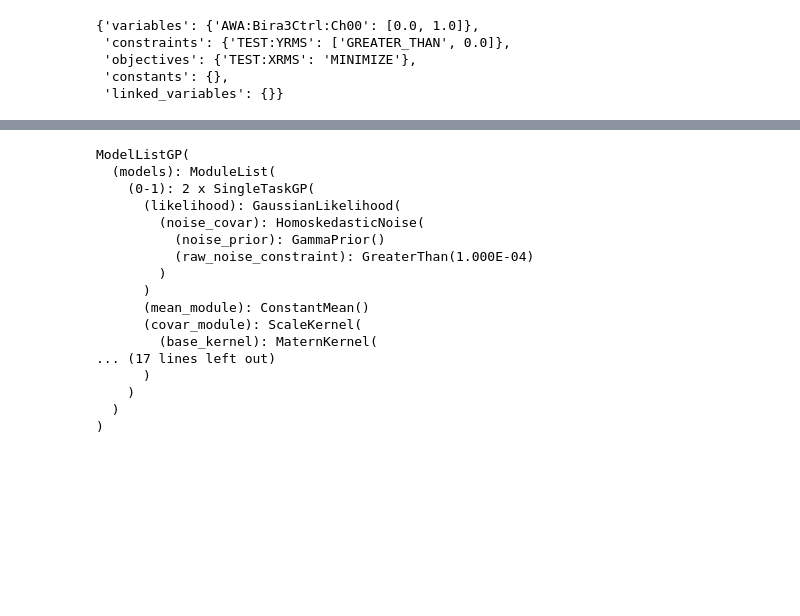
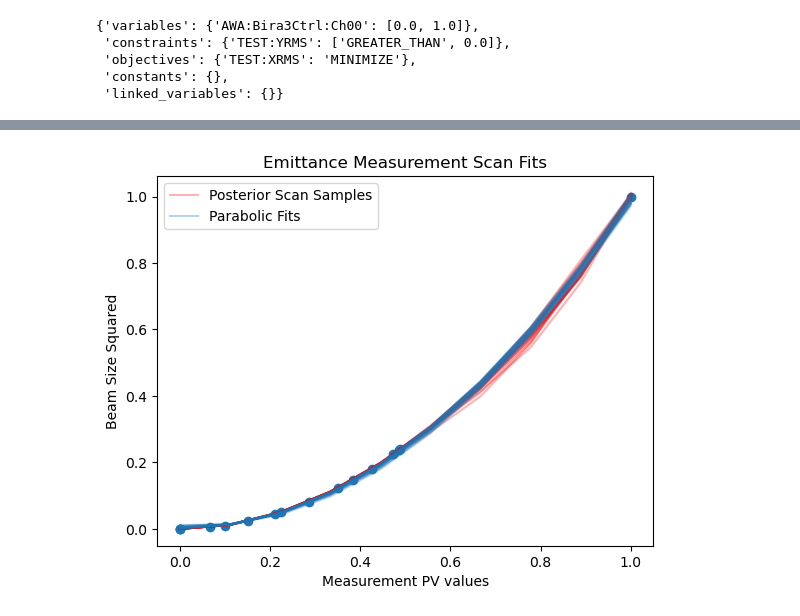
Before and after one commit to seongyeolk/awa-badger, a Jupyter notebook: emittance_meas_example.ipynb, the cells around one changed output, grey strips where cells are left out. Drawn from its saved outputs; the diff is of its cells as text; code cells hidden in the pictures; blank space fills up the shorter version.

Commit message:
implement methods to handle invalid measurements + emittance code

```diff
--- a/emittance_meas_example.ipynb
+++ b/emittance_meas_example.ipynb
@@ -130,22 +129,14 @@ X.data.plot(x="AWA:Bira3Ctrl:Ch00", y=["TEST:XRMS","TEST:YRMS"],style="o")
-# %%
-model = X.generator.model
-# %%
-model
-# %% [output]
-ModelListGP(
-  (models): ModuleList(
-    (0-1): 2 x SingleTaskGP(
-      (likelihood): GaussianLikelihood(
-        (noise_covar): HomoskedasticNoise(
-          (noise_prior): GammaPrior()
-          (raw_noise_constraint): GreaterThan(1.000E-04)
-        )
-      )
-      (mean_module): ConstantMean()
-      (covar_module): ScaleKernel(
-        (base_kernel): MaternKernel(
-... (17 lines left out)
-      )
-    )
-  )
-)
+# %%
+from emitopt.utils import get_valid_emittance_samples
+beam_energy = 0.135
+q_len = 0.10
+distance = 2.6
+
+(emits_at_target_valid,
+ emits_sq_at_target,
+ is_valid,
+ sample_validity_rate) = get_valid_emittance_samples(model.models[0], beam_energy,
+                                                     q_len,
+                                                     distance, n_samples=50, n_steps_quad_scan=10, visualize=True)
+# %% [output]
+[figure, added]
```
Also changed, not shown: parts of 6 cells of this notebook, 9 other files.
